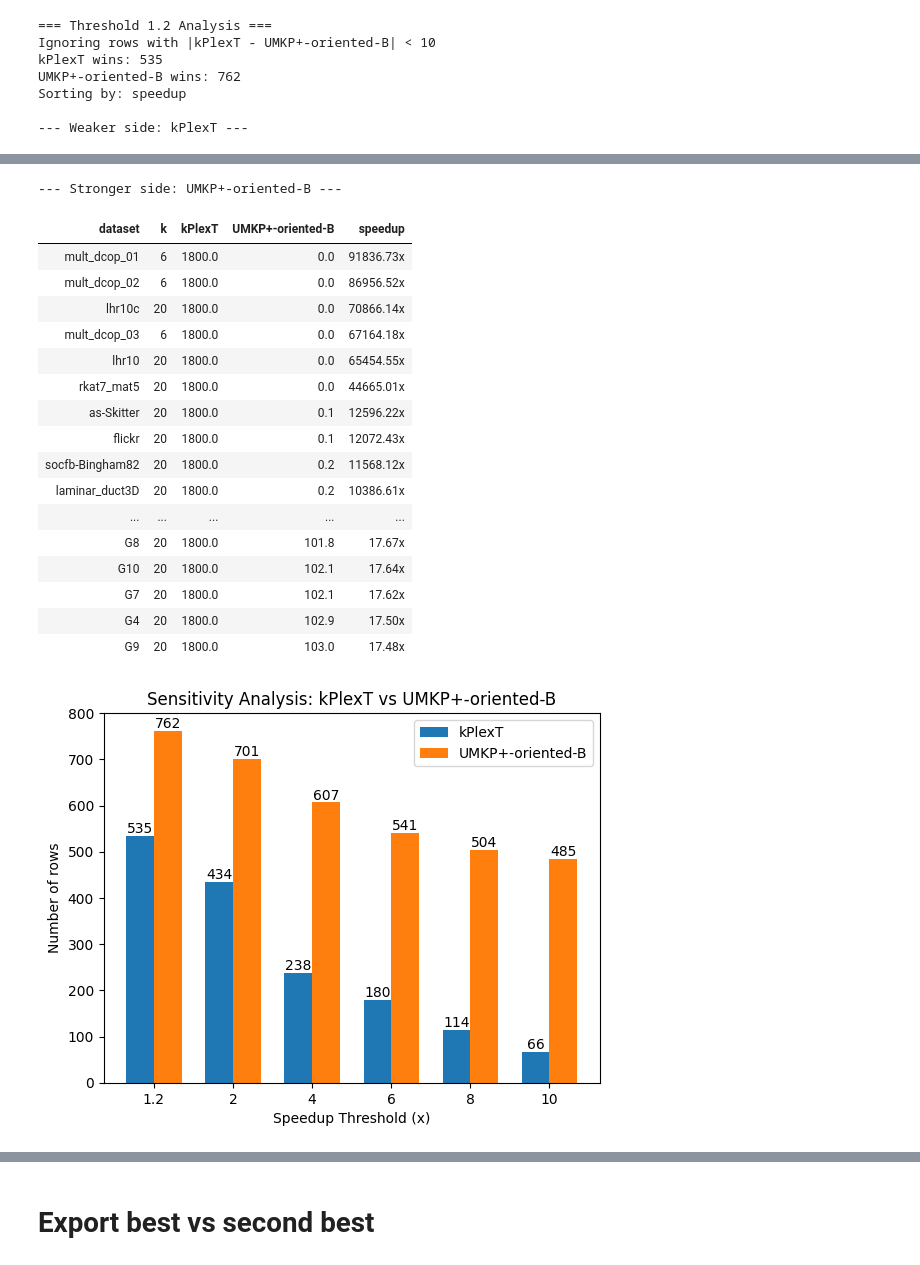
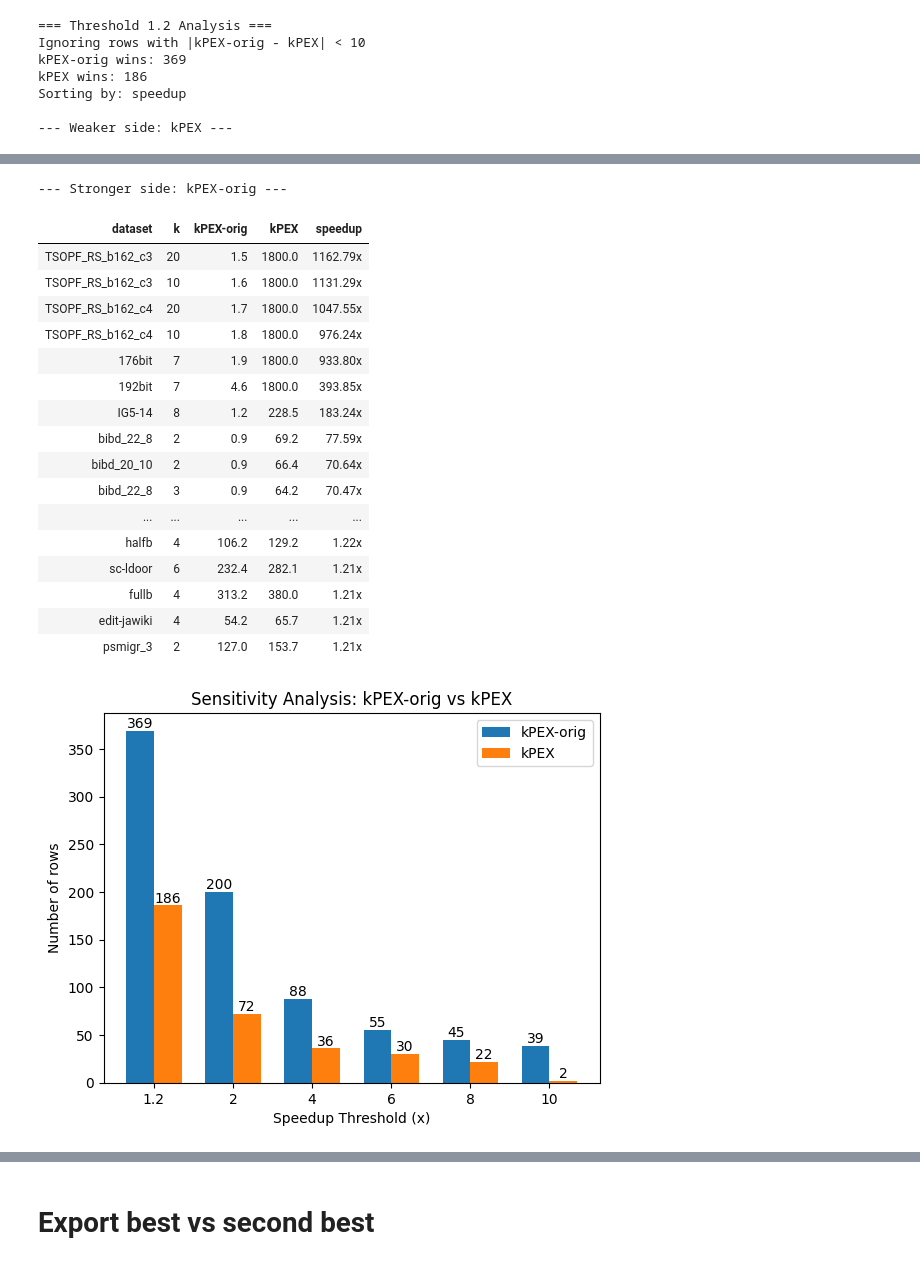
Before and after one commit to akhlaqueak/kplex-ML, a Jupyter notebook: notebooks/entire-data-algos.ipynb, the cells around one changed output, grey strips where cells are left out. Drawn from its saved outputs; the diff is of its cells as text; code cells hidden in the pictures.

```diff
--- a/notebooks/entire-data-algos.ipynb
+++ b/notebooks/entire-data-algos.ipynb
@@ -275,10 +275,7 @@ def compare_speedups(df, col_a, col_b,
             "dataset", "k",
             col_a, col_b,
             # "abs_diff",
-            # "kPEX-Imp",
-            # "UMKP-S",
-            # "UMKP-P",
-            # "kPlexT",
+            # "UMKP+-oriented-S", "UMKP+-oriented-R", "UMKP+-oriented-P",
             "speedup"
         ]]
 
@@ -352,12 +349,16 @@ def compare_speedups(df, col_a, col_b,
     plt.legend()
     plt.show()
 
-compare_speedups(df, "kPlexT", "UMKP+-oriented-B", min_abs_diff=10)
+# compare_speedups(df, "UMKP+-S", "DiseMKP", min_abs_diff=10)
+# compare_speedups(df, "UMKP+-P", "Maple", min_abs_diff=10)
+# compare_speedups(df, "UMKP+-oriented-B", "kPlexT", min_abs_diff=10)
+# compare_speedups(df, "UMKP+-oriented-S", "UMKP+-S", min_abs_diff=10)
+compare_speedups(df, "kPEX-orig", "kPEX", min_abs_diff=10)
 # %% [output]
 === Threshold 1.2 Analysis ===
-Ignoring rows with |kPlexT - UMKP+-oriented-B| < 10
-kPlexT wins: 535
-UMKP+-oriented-B wins: 762
+Ignoring rows with |kPEX-orig - kPEX| < 10
+kPEX-orig wins: 369
+kPEX wins: 186
 Sorting by: speedup
 
---- Weaker side: kPlexT ---
+--- Weaker side: kPEX ---
@@ -381,20 +382,20 @@ Sorting by: speedup
---- Stronger side: UMKP+-oriented-B ---
+--- Stronger side: kPEX-orig ---
-| dataset | k | kPlexT | UMKP+-oriented-B | speedup |
-| mult_dcop_01 | 6 | 1800.0 | 0.0 | 91836.73x |
-| mult_dcop_02 | 6 | 1800.0 | 0.0 | 86956.52x |
-| lhr10c | 20 | 1800.0 | 0.0 | 70866.14x |
-| mult_dcop_03 | 6 | 1800.0 | 0.0 | 67164.18x |
-| lhr10 | 20 | 1800.0 | 0.0 | 65454.55x |
-| rkat7_mat5 | 20 | 1800.0 | 0.0 | 44665.01x |
-| as-Skitter | 20 | 1800.0 | 0.1 | 12596.22x |
-| flickr | 20 | 1800.0 | 0.1 | 12072.43x |
-| socfb-Bingham82 | 20 | 1800.0 | 0.2 | 11568.12x |
-| laminar_duct3D | 20 | 1800.0 | 0.2 | 10386.61x |
+| dataset | k | kPEX-orig | kPEX | speedup |
+| TSOPF_RS_b162_c3 | 20 | 1.5 | 1800.0 | 1162.79x |
+| TSOPF_RS_b162_c3 | 10 | 1.6 | 1800.0 | 1131.29x |
+| TSOPF_RS_b162_c4 | 20 | 1.7 | 1800.0 | 1047.55x |
+| TSOPF_RS_b162_c4 | 10 | 1.8 | 1800.0 | 976.24x |
+| 176bit | 7 | 1.9 | 1800.0 | 933.80x |
+| 192bit | 7 | 4.6 | 1800.0 | 393.85x |
+| IG5-14 | 8 | 1.2 | 228.5 | 183.24x |
+| bibd_22_8 | 2 | 0.9 | 69.2 | 77.59x |
+| bibd_20_10 | 2 | 0.9 | 66.4 | 70.64x |
+| bibd_22_8 | 3 | 0.9 | 64.2 | 70.47x |
 | ... | ... | ... | ... | ... |
-| G8 | 20 | 1800.0 | 101.8 | 17.67x |
-| G10 | 20 | 1800.0 | 102.1 | 17.64x |
-| G7 | 20 | 1800.0 | 102.1 | 17.62x |
-| G4 | 20 | 1800.0 | 102.9 | 17.50x |
-| G9 | 20 | 1800.0 | 103.0 | 17.48x |
+| halfb | 4 | 106.2 | 129.2 | 1.22x |
+| sc-ldoor | 6 | 232.4 | 282.1 | 1.21x |
+| fullb | 4 | 313.2 | 380.0 | 1.21x |
+| edit-jawiki | 4 | 54.2 | 65.7 | 1.21x |
+| psmigr_3 | 2 | 127.0 | 153.7 | 1.21x |
-[figure, old version]
+[figure, new version]
 # %%
```
Also changed, not shown: parts of 6 cells of this notebook, 32 other files.
